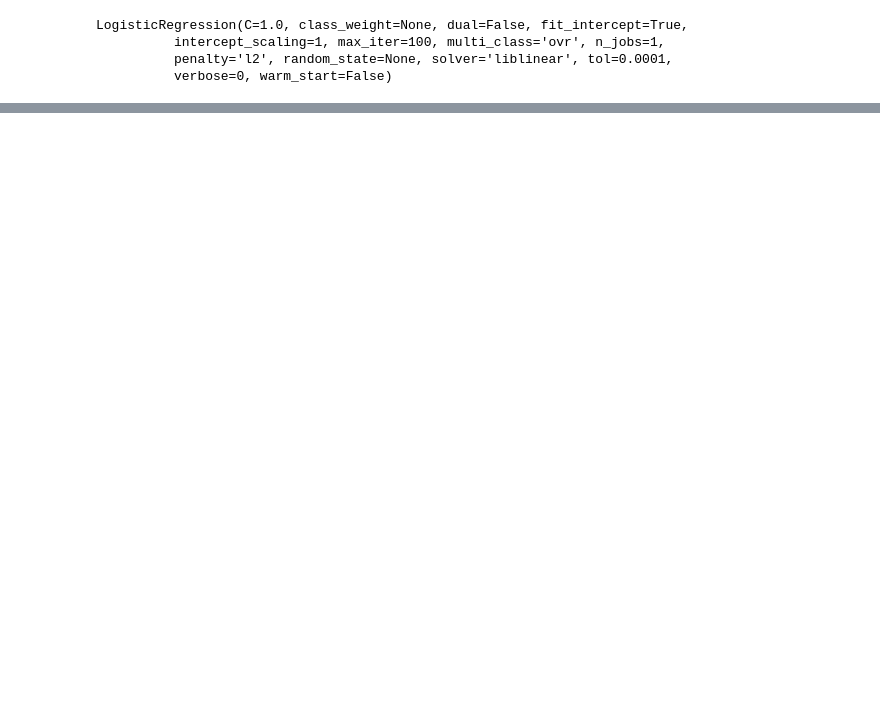
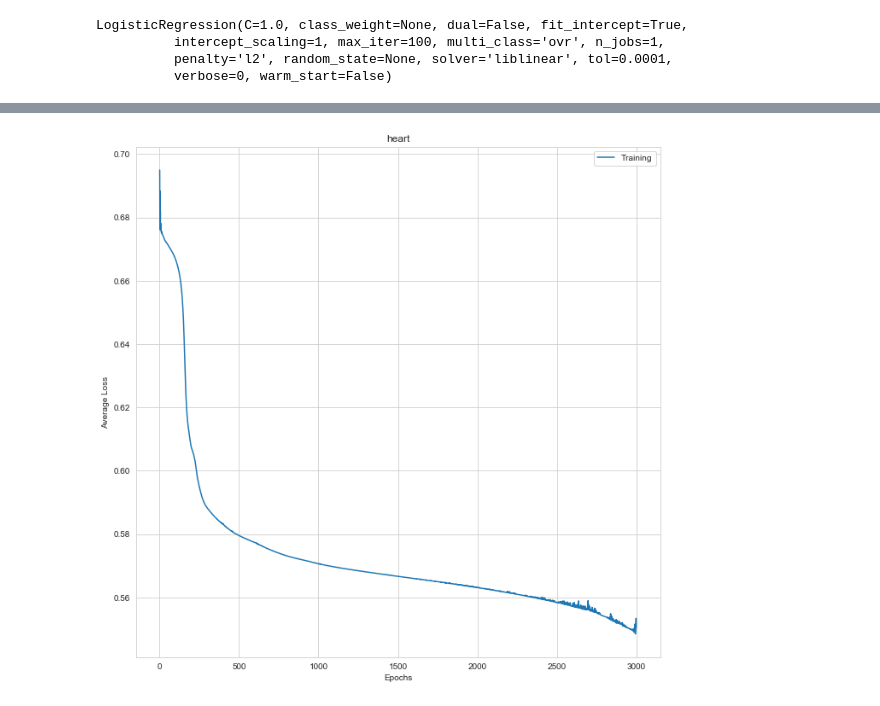
Before and after one commit to kaizendae/Heart-Disease-Project, a Jupyter notebook: EDA.ipynb, the cells around one changed output, grey strips where cells are left out. Saved outputs shown, nothing was run; the diff lists cells and outputs as text; code cells hidden in the pictures; blank space fills up the shorter version.

Commit message:
tried some models

```diff
--- a/EDA.ipynb
+++ b/EDA.ipynb
@@ -134,0 +191,96 @@ thal          -0.3045      0.346     -0.880      0.379      -0.983       0.374
+# %%
+### NUERAL NETWORK
+
+xtrain = X_train
+ytrain = y_train
+
+import torch
+import torch.nn as nn
+import torch.nn.functional as F
+from torch.autograd import Variable
+torch.manual_seed(42)
+
+#hyperparameters
+# h1 = 6
+# h2 = 4
+# lr = 0.0023
+# num_epoch =7000
+
+h1 = 6
+h2 = 4
+lr = 0.0023
+num_epoch = 3000
+
+#build model
+class Net(nn.Module):
+
+    def __init__(self):
+        super(Net, self).__init__()
+        self.fc1 = nn.Linear(13, h1)
+        self.fc2 = nn.Linear(h1, h2)
+        self.fc3 = nn.Linear(h2, 2)
+
+
+    def forward(self, x):
+        x = F.relu(self.fc1(x))
+        x = F.relu(self.fc2(x))
+        x = self.fc3(x)
+        #return  F.log_softmax(x, dim=1)
+        return x
+
+
+net = Net()
+
+#choose optimizer and loss function
+criterion = nn.CrossEntropyLoss()
+optimizer = torch.optim.SGD(net.parameters(), lr=lr, momentum=0.7)
+
+loss_per_epoch = []
+
+#train
+for epoch in range(num_epoch):
+    X = Variable(torch.Tensor(xtrain.values).float())
+    Y = Variable(torch.Tensor(ytrain.values).long())
+
+    #feedforward - backprop
+    optimizer.zero_grad()
+
+    out = net(X)
+    loss = criterion(out, Y)
+    loss.backward()
+    optimizer.step()
+
+#     if (epoch) % 50 == 0:
+#         print ('Epoch [%d/%d] Loss: %.4f'
+#                    %(epoch+1, num_epoch, loss.data[0]))
+    loss_per_epoch.append( loss.item())
+
+epochs = np.arange(1,num_epoch + 1)
+plt.plot(epochs, loss_per_epoch, label='Training')
+plt.ylabel('Average Loss')
+plt.xlabel('Epochs')
+plt.title('heart')
+plt.legend()
+plt.show()
+
+xtest = X_test
+ytest = y_test
+
+#get prediction
+X = Variable(torch.Tensor(xtest.values).float())
+Y = torch.Tensor(ytest.values).long()
+out = net(X)
+_, predicted = torch.max(out.data, 1)
+
+
+#get prediction train
+Xt = Variable(torch.Tensor(xtrain.values).float())
+Yt = torch.Tensor(ytrain.values).long()
+out = net(Xt)
+_, predicted_train = torch.max(out.data, 1)
+
+#get accuration
+print('Accuracy of the network %d %%' % (100 * torch.sum(Y==predicted) / len(y_test)))
+print('Accuracy of the train %d %%' % (100 * torch.sum(Yt==predicted_train) / len(y_train)))
+# %% [output]
+[figure, added]
```
Also changed, not shown: parts of 15 cells of this notebook, 1 other file.
